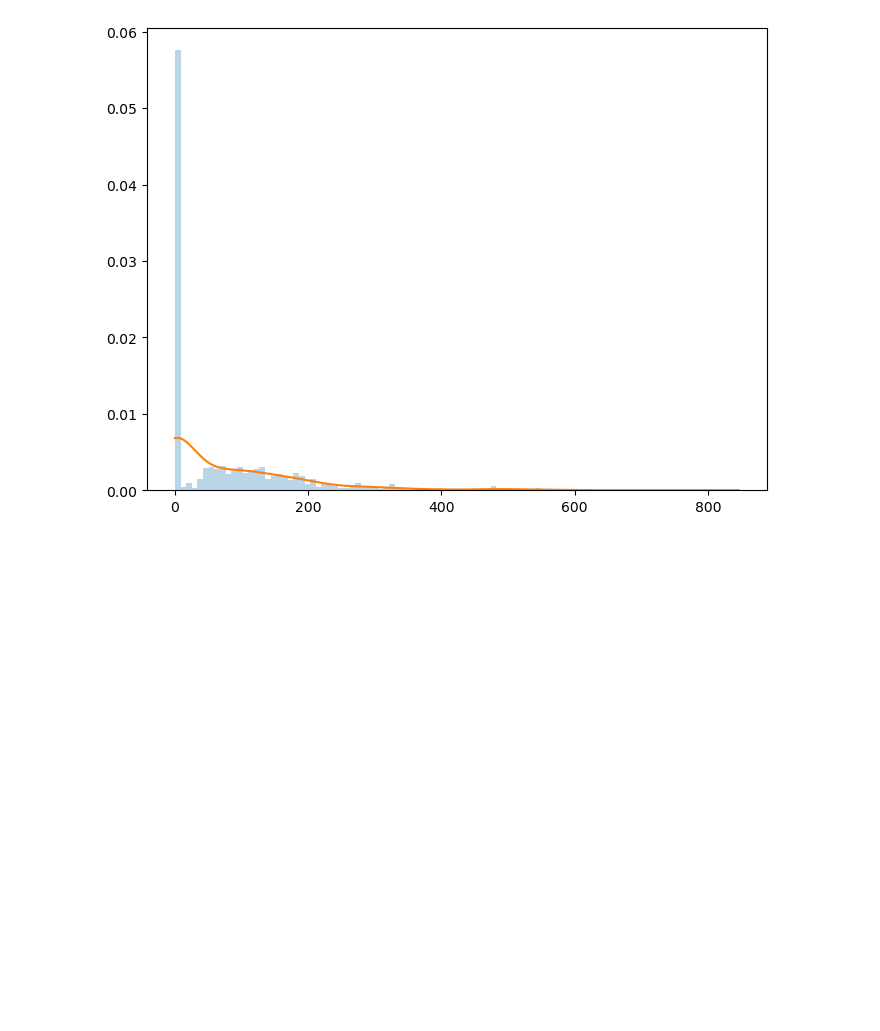
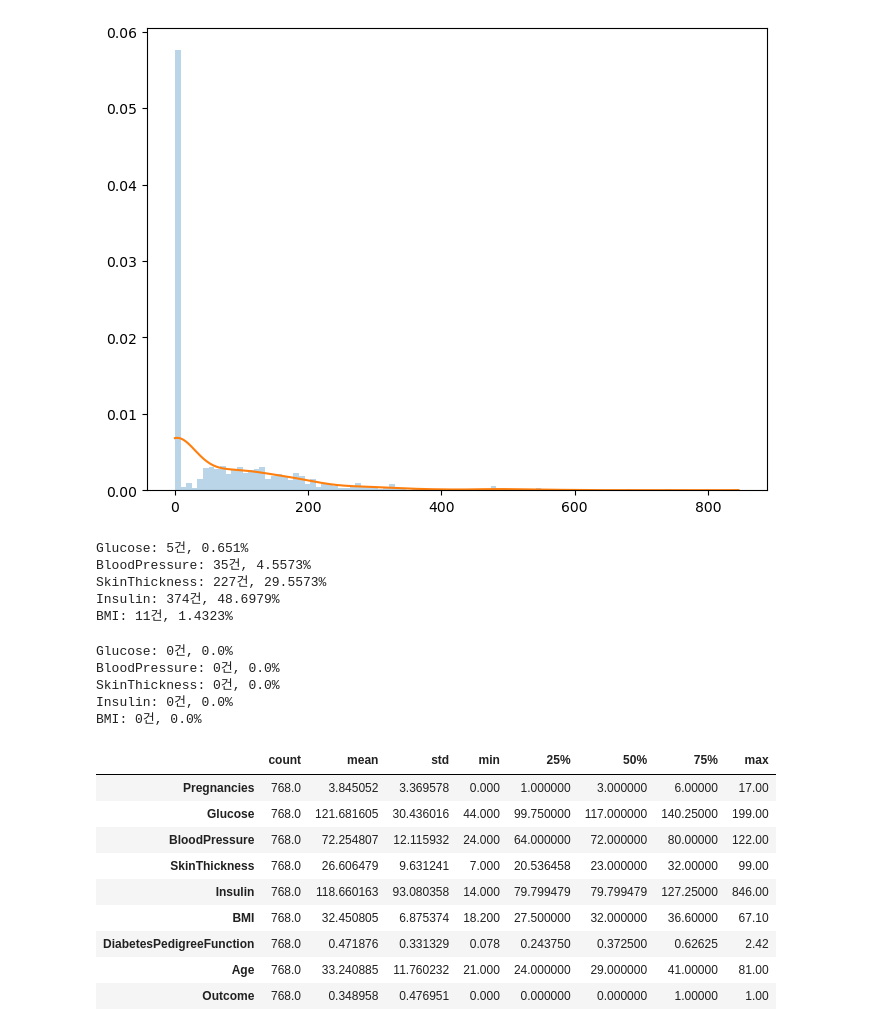
Before and after one commit to dosel70/Mashine_Learning-Classifier-, a Jupyter notebook: b_classifier/d_evaluation.ipynb, the cells around one changed output. Cells and saved outputs as stored; diff of their text form; code cells hidden in the pictures; blank space fills up the shorter version.

```diff
--- a/b_classifier/d_evaluation.ipynb
+++ b/b_classifier/d_evaluation.ipynb
@@ -220,3 +220,18 @@ plt.show()
 # %% [output]
 [figure]
 [figure]
+# %%
+pima_df.min()
+zero_features = ['Glucose', 'BloodPressure', 'SkinThickness' , 'Insulin', 'BMI']
+
+total_count = pima_df.shape[0]
+
+for feature in zero_features :
+    zero_count = pima_df[pima_df[feature] == 0][feature].count()
+    print(f'{feature}: {zero_count}건, {np.round(zero_count/ total_count * 100, 4)}%')
+# %% [output]
+Glucose: 5건, 0.651%
+BloodPressure: 35건, 4.5573%
+SkinThickness: 227건, 29.5573%
+Insulin: 374건, 48.6979%
+BMI: 11건, 1.4323%
@@ -222,0 +240,28 @@ plt.show()
+# %%
+pima_df.min()
+zero_features = ['Glucose', 'BloodPressure', 'SkinThickness' , 'Insulin', 'BMI']
+
+total_count = pima_df.shape[0]
+
+for feature in zero_features :
+    zero_count = pima_df[pima_df[feature] == 0][feature].count()
+    print(f'{feature}: {zero_count}건, {np.round(zero_count/ total_count * 100, 4)}%')
+# %% [output]
+Glucose: 0건, 0.0%
+BloodPressure: 0건, 0.0%
+SkinThickness: 0건, 0.0%
+Insulin: 0건, 0.0%
+BMI: 0건, 0.0%
+# %%
+pima_df.describe().T
+# %% [output]
+|  | count | mean | std | min | 25% | 50% | 75% | max |
+| Pregnancies | 768.0 | 3.845052 | 3.369578 | 0.000 | 1.000000 | 3.000000 | 6.00000 | 17.00 |
+| Glucose | 768.0 | 121.681605 | 30.436016 | 44.000 | 99.750000 | 117.000000 | 140.25000 | 199.00 |
+| BloodPressure | 768.0 | 72.254807 | 12.115932 | 24.000 | 64.000000 | 72.000000 | 80.00000 | 122.00 |
+| SkinThickness | 768.0 | 26.606479 | 9.631241 | 7.000 | 20.536458 | 23.000000 | 32.00000 | 99.00 |
+| Insulin | 768.0 | 118.660163 | 93.080358 | 14.000 | 79.799479 | 79.799479 | 127.25000 | 846.00 |
+| BMI | 768.0 | 32.450805 | 6.875374 | 18.200 | 27.500000 | 32.000000 | 36.60000 | 67.10 |
+| DiabetesPedigreeFunction | 768.0 | 0.471876 | 0.331329 | 0.078 | 0.243750 | 0.372500 | 0.62625 | 2.42 |
+| Age | 768.0 | 33.240885 | 11.760232 | 21.000 | 24.000000 | 29.000000 | 41.00000 | 81.00 |
+| Outcome | 768.0 | 0.348958 | 0.476951 | 0.000 | 0.000000 | 0.000000 | 1.00000 | 1.00 |
```
Also changed, not shown: parts of 24 cells of this notebook, 37 other files.
